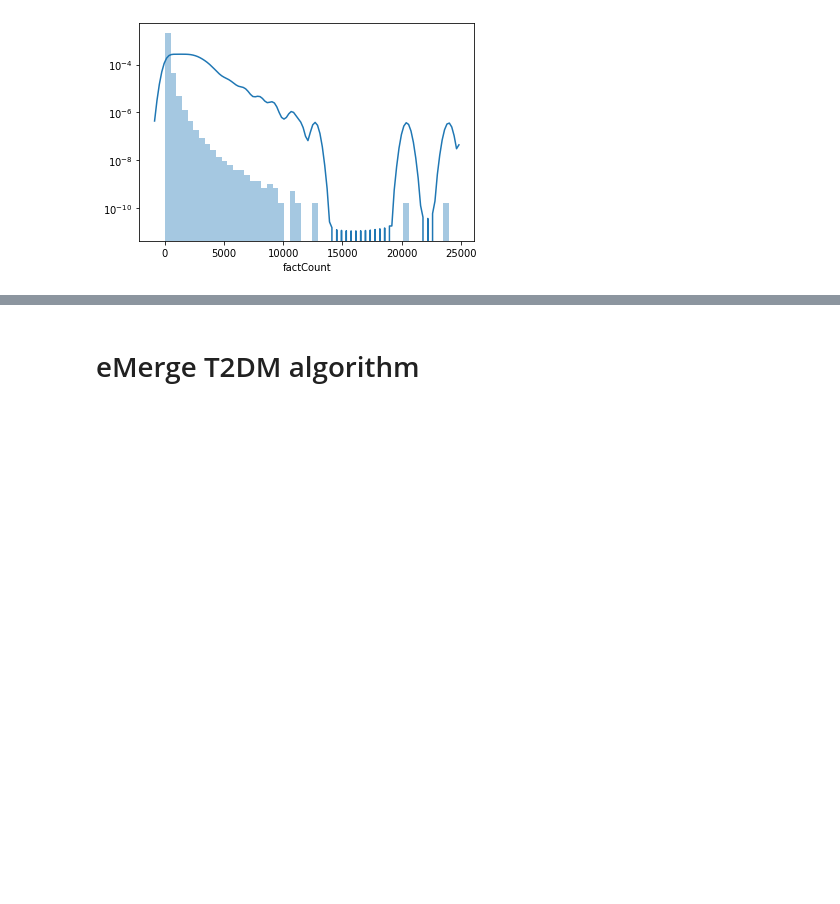
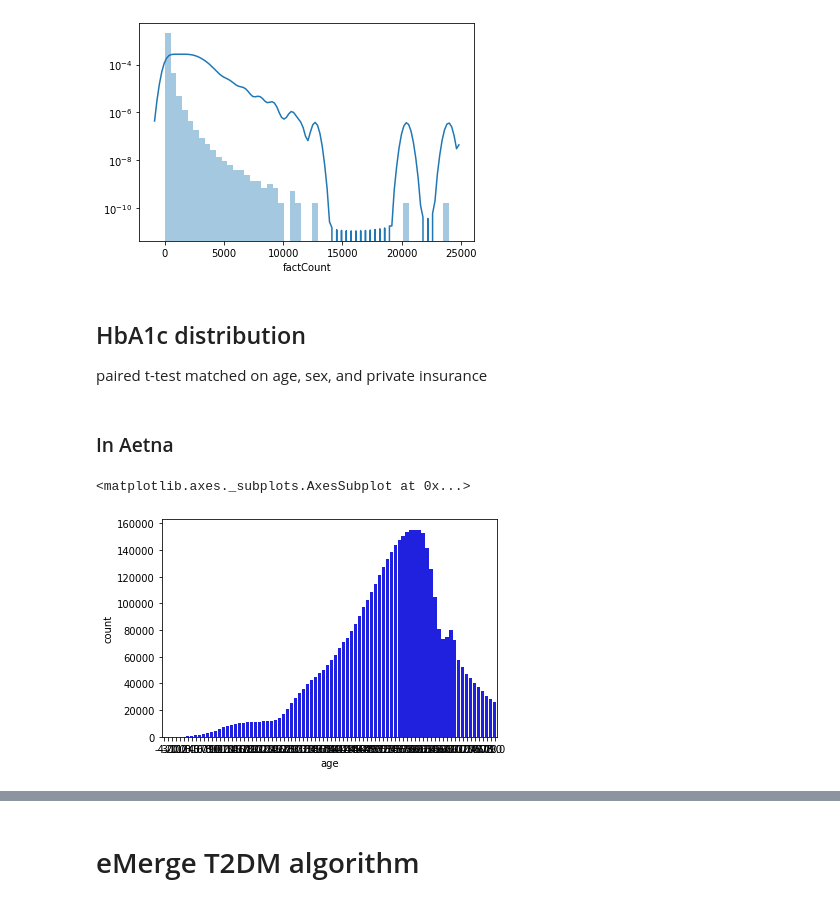
Before and after one commit to brettbj/association-robustness, a Jupyter notebook: Exploration.ipynb, the cells around one changed output, grey strips where cells are left out. Drawn from its saved outputs; the diff is of its cells as text; code cells hidden in the pictures; blank space fills up the shorter version.

Commit message:
a1c distributions in RWD and NHANES

```diff
--- a/Exploration.ipynb
+++ b/Exploration.ipynb
@@ -199,3 +184,26 @@ hist = fact_count_histogram(kde=False)
 Invalid limit will be ignored.
   ax.set_ylim(0, auto=None)
 [figure]
+# %% [markdown]
+## HbA1c distribution
+
+paired t-test matched on age, sex, and private insurance
+# %% [markdown]
+### In Aetna
+# %%
+a1c_tests_loinc = ('4548-4', '17856-6', '4549-2', '17855-8')
+
+query = f"""
+select TestResultValue, year(date) - (1900 + BirthYearMinus1900) as age, gender
+from glucoselabs t1 join gmw3.dbo.member t2
+on t1.membernum = t2.membernum
+where LoincCode in {str(a1c_tests_loinc)}"""
+
+a1cs = pd.read_sql(query, hy_cxn)
+
+aetna_a1cs = a1cs[a1cs.age < 80]
+# %%
+sns.barplot(data=aetna_a1cs.groupby('age').count().TestResultValue.rename('count').reset_index(), x='age', y='count', color='blue')
+# %% [output]
+<matplotlib.axes._subplots.AxesSubplot at 0x...>
+[figure, added]
```
Also changed, not shown: parts of 14 cells of this notebook, 1 other file.
